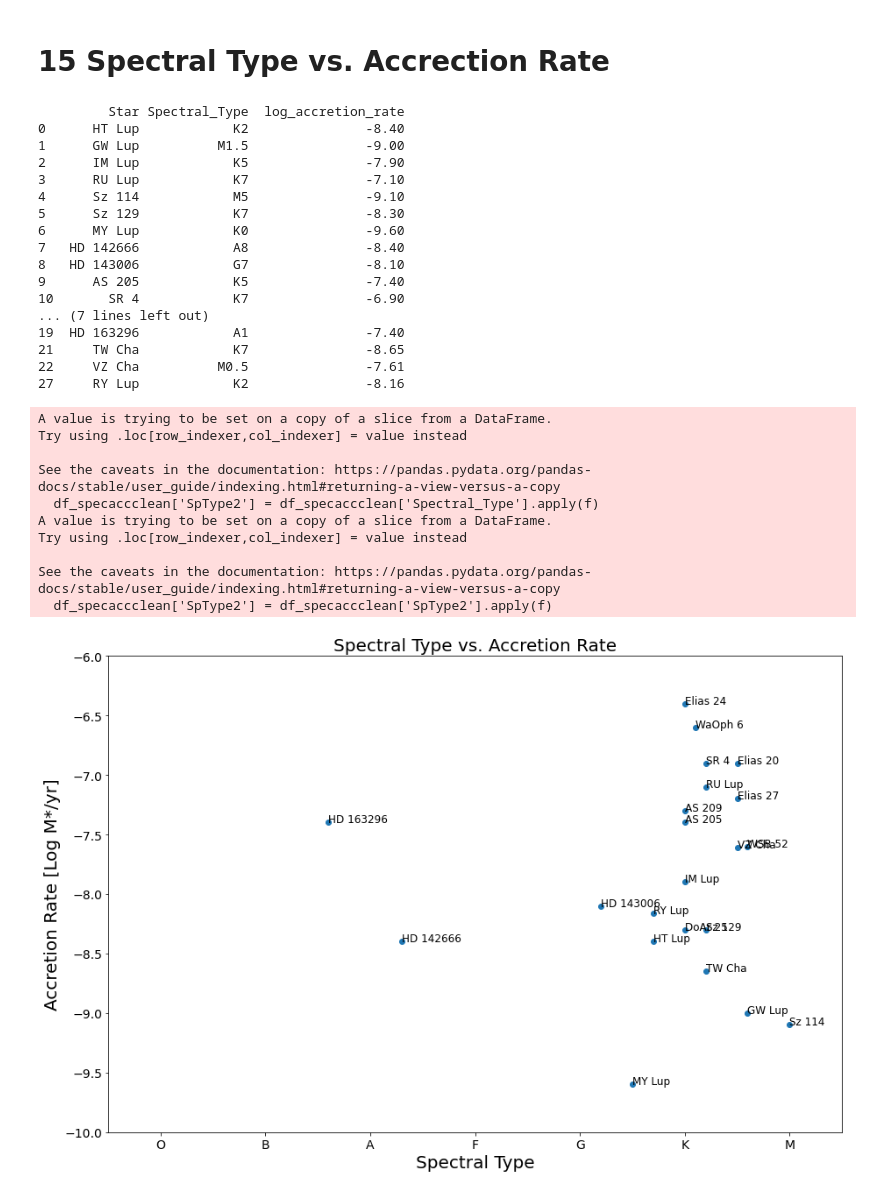
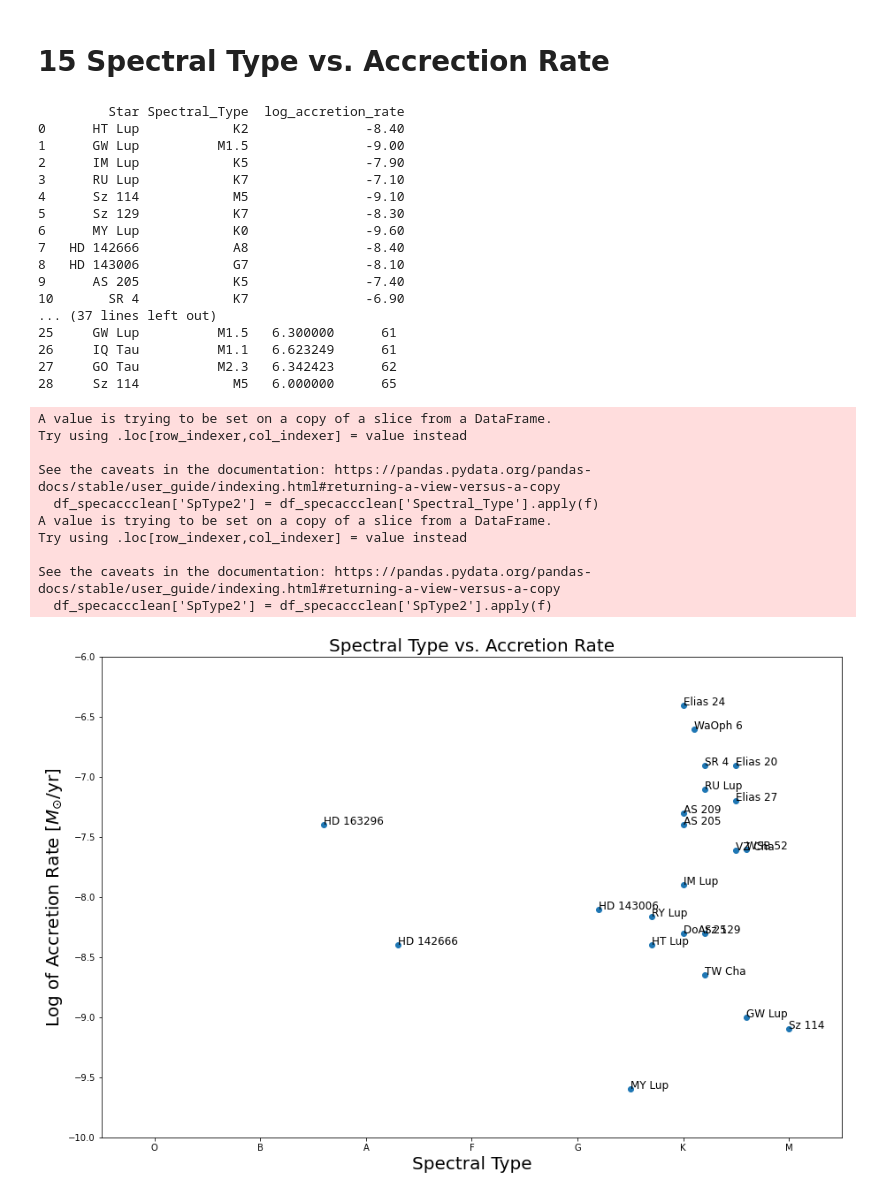
Before and after one commit to heretzp/URSI_astro_2022, a Jupyter notebook: Sources Parameter Plots PH.ipynb, the cells around one changed output. Saved outputs shown, nothing was run; the diff lists cells and outputs as text; code cells hidden in the pictures.

```diff
--- a/Sources Parameter Plots PH.ipynb
+++ b/Sources Parameter Plots PH.ipynb
@@ -845,0 +855,15 @@ plt.show()
+# %%
+# define columns
+df_diskmassrate = pd.DataFrame(data, columns= ['Star','Mdisk','accretion_rate'])
+# suppress rows with -99 values
+df_diskmassrateclean = df_diskmassrate.loc[df_diskmassrate['Mdisk'] != -99]
+#show table,
+#print (df_diskmassrateclean)
+# suppress rows with -99 values
+df_diskmassrateclean2 = df_diskmassrateclean.loc[df_diskmassrateclean['accretion_rate'] != -99]
+print (df_diskmassrateclean2)
+
+# send values to plot
+star_list = df_diskmassrateclean2['Star'].tolist()
+AccRate = df_diskmassrateclean2['accretion_rate'].tolist()
+Mdisk = df_diskmassrateclean2['Mdisk'].tolist()
@@ -845,0 +888,24 @@ plt.show()
+# %%
+# x y plot
+fig=plt.figure(1,figsize=(15,10))
+ax1=fig.add_subplot(111)
+ax1.plot(Mdisk, AccRate, 'ro', markersize=12)
+for i, (x, y) in enumerate(zip(Mdisk, AccRate)):
+    ax1.text(x,y,star_list[i],fontsize=15)
+ax1.set_xlabel('Disk Mass [$M_{\odot}$]',fontsize=18)
+ax1.set_ylabel('Accretion Rate [$M_{\odot}$/year]',fontsize=18)
+# x and y limits
+#ax1.set_xlim(0, 0.10)
+#ax1.set_ylim(-10, -6)
+#ax.grid()
+
+# error plot
+#Mstar_error = [M_neg_unc, M_pos_unc]
+#x = Mstar
+#y = Mdisk
+#ax1.errorbar(x, y, xerr=Mstar_error, fmt='o')
+ax1.set_title('Disk Mass vs. Accretion Rate',fontsize=30)
+
+plt.show()
+
+# next, several mdisk uncertainties, but many -99, find out how to say if -99, then DNE
@@ -865,7 +950,7 @@ df_specaccclean['SpType2'] = df_specaccclean['SpType2'].apply(f)
 # sort list by spectral type "digits"
 df_specaccclean2 = df_specaccclean.sort_values('SpType2', ascending = True).reset_index(drop=True)
 
-# print(df_spec2)
+print(df_spec2)
 
 # send values to plot
 star_list = df_specaccclean2['Star'].tolist()
@@ -887,11 +972,11 @@ AccRate = df_specaccclean2['log_accretion_rate'].tolist()
 8   HD 143006            G7               -8.10
 9      AS 205            K5               -7.40
 10       SR 4            K7               -6.90
-... (7 lines left out)
-19  HD 163296            A1               -7.40
-21     TW Cha            K7               -8.65
-22     VZ Cha          M0.5               -7.61
-27     RY Lup            K2               -8.16
+... (37 lines left out)
+25     GW Lup          M1.5   6.300000      61
+26     IQ Tau          M1.1   6.623249      61
+27     GO Tau          M2.3   6.342423      62
+28     Sz 114            M5   6.000000      65
 A value is trying to be set on a copy of a slice from a DataFrame.
 Try using .loc[row_indexer,col_indexer] = value instead
 
@@ -905,31 +990,31 @@ See the caveats in the documentation: https://pandas.pydata.org/pandas-docs/stab
 # %%
 fig, ax = plt.subplots(figsize=(15,10))
 
 # x and y limits
 ax.set_xlim(0, 70)
 ax.set_ylim(-10, -6)
 #ax.grid()
 
 #titles and labels
 ax.set_title('Spectral Type vs. Accretion Rate')
 ax.title.set_fontsize(20)
 ax.set_xlabel('Spectral Type')
 ax.xaxis.label.set_fontsize(20)
-ax.set_ylabel('Accretion Rate [Log M*/yr]')
+ax.set_ylabel('Log of Accretion Rate [$M_{\odot}$/yr]')
 ax.yaxis.label.set_fontsize(20)
 
 #define x and y, may be redundant from push to list in above cell
 ax.scatter(df_specaccclean2['SpType2'].astype(int), df_specaccclean2['log_accretion_rate'])
 #add the star names, based on x and y def above
-for i, (x, y) in enumerate(zip(df_specaccclean2['SpType2'].astype(int), df_specaccclean2['log_accretion_rate'])):
+for i, (x, y) in enumerate(zip(df_specaccclean2['SpType2'].astype(float), df_specaccclean2['log_accretion_rate'])):
     ax.text(x,y,star_list[i],fontsize=12)
 
 ax.set_xticks(range(5,75,10)) # range(min,max,step count)
 ax.set_xticklabels(['O', 'B', 'A', 'F', 'G', 'K', 'M'])
-ax.tick_params(axis='both', labelsize=14)
+#ax.tick_params(axis='x', labelsize=18)
 
 
 
 plt.show()
 # %% [output]
-[figure, old version]
+[figure, new version]
```
Also changed, not shown: parts of 31 cells of this notebook, 4 other files.
